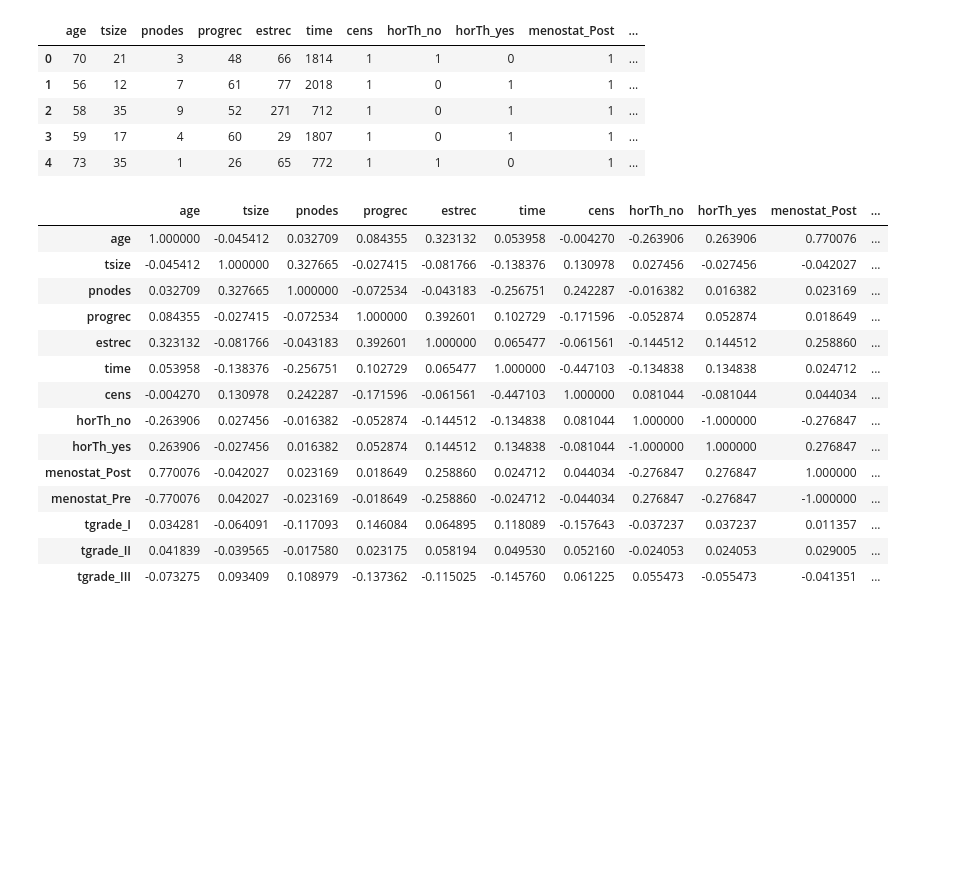
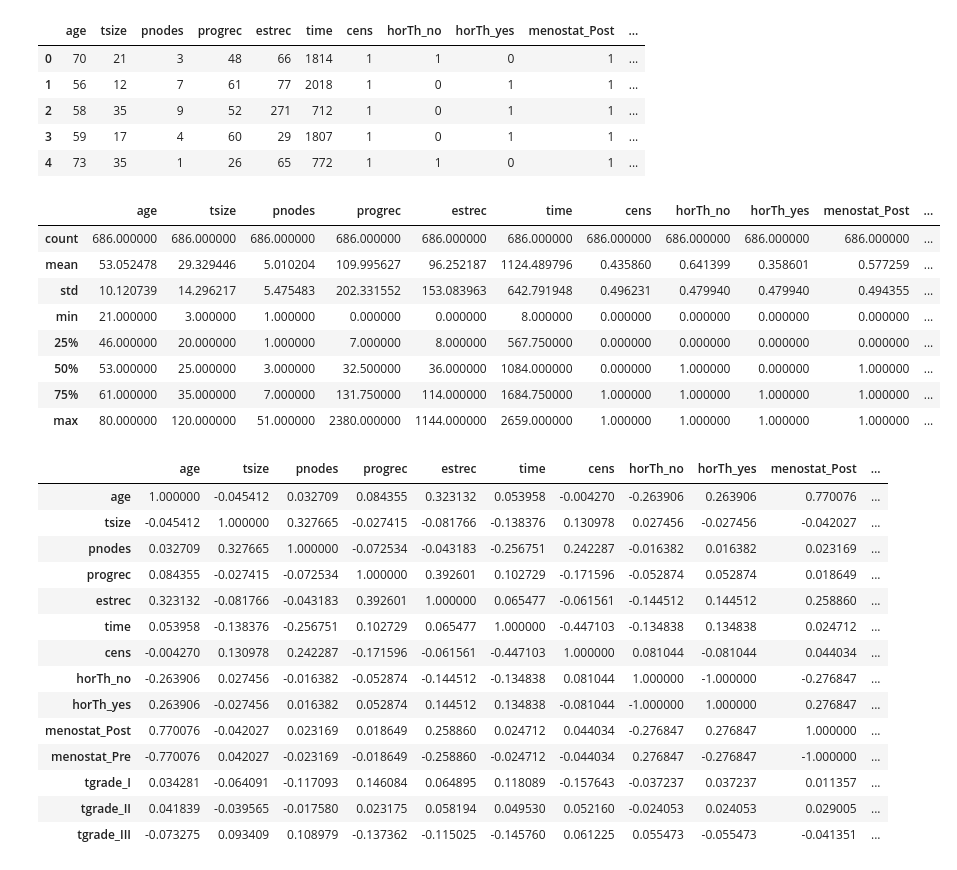
Before and after one commit to NTanaka1994/DataAnalysis, a Jupyter notebook: 使用データ/PBL_SUB.ipynb, the cells around one changed output. Saved outputs shown, nothing was run; the diff lists cells and outputs as text; code cells hidden in the pictures; blank space fills up the shorter version.

```diff
--- a/使用データ/PBL_SUB.ipynb
+++ b/使用データ/PBL_SUB.ipynb
@@ -336,6 +348,18 @@ df_dum.head()
 | 2 | 58 | 35 | 9 | 52 | 271 | 712 | 1 | 0 | 1 | 1 | ... |
 | 3 | 59 | 17 | 4 | 60 | 29 | 1807 | 1 | 0 | 1 | 1 | ... |
 | 4 | 73 | 35 | 1 | 26 | 65 | 772 | 1 | 1 | 0 | 1 | ... |
+# %%
+df_dum.describe()
+# %% [output]
+|  | age | tsize | pnodes | progrec | estrec | time | cens | horTh_no | horTh_yes | menostat_Post | ... |
+| count | 686.000000 | 686.000000 | 686.000000 | 686.000000 | 686.000000 | 686.000000 | 686.000000 | 686.000000 | 686.000000 | 686.000000 | ... |
+| mean | 53.052478 | 29.329446 | 5.010204 | 109.995627 | 96.252187 | 1124.489796 | 0.435860 | 0.641399 | 0.358601 | 0.577259 | ... |
+| std | 10.120739 | 14.296217 | 5.475483 | 202.331552 | 153.083963 | 642.791948 | 0.496231 | 0.479940 | 0.479940 | 0.494355 | ... |
+| min | 21.000000 | 3.000000 | 1.000000 | 0.000000 | 0.000000 | 8.000000 | 0.000000 | 0.000000 | 0.000000 | 0.000000 | ... |
+| 25% | 46.000000 | 20.000000 | 1.000000 | 7.000000 | 8.000000 | 567.750000 | 0.000000 | 0.000000 | 0.000000 | 0.000000 | ... |
+| 50% | 53.000000 | 25.000000 | 3.000000 | 32.500000 | 36.000000 | 1084.000000 | 0.000000 | 1.000000 | 0.000000 | 1.000000 | ... |
+| 75% | 61.000000 | 35.000000 | 7.000000 | 131.750000 | 114.000000 | 1684.750000 | 1.000000 | 1.000000 | 1.000000 | 1.000000 | ... |
+| max | 80.000000 | 120.000000 | 51.000000 | 2380.000000 | 1144.000000 | 2659.000000 | 1.000000 | 1.000000 | 1.000000 | 1.000000 | ... |
 # %%
 df_dum.corr()
 # %% [output]
```
Also changed, not shown: parts of 11 cells of this notebook.
